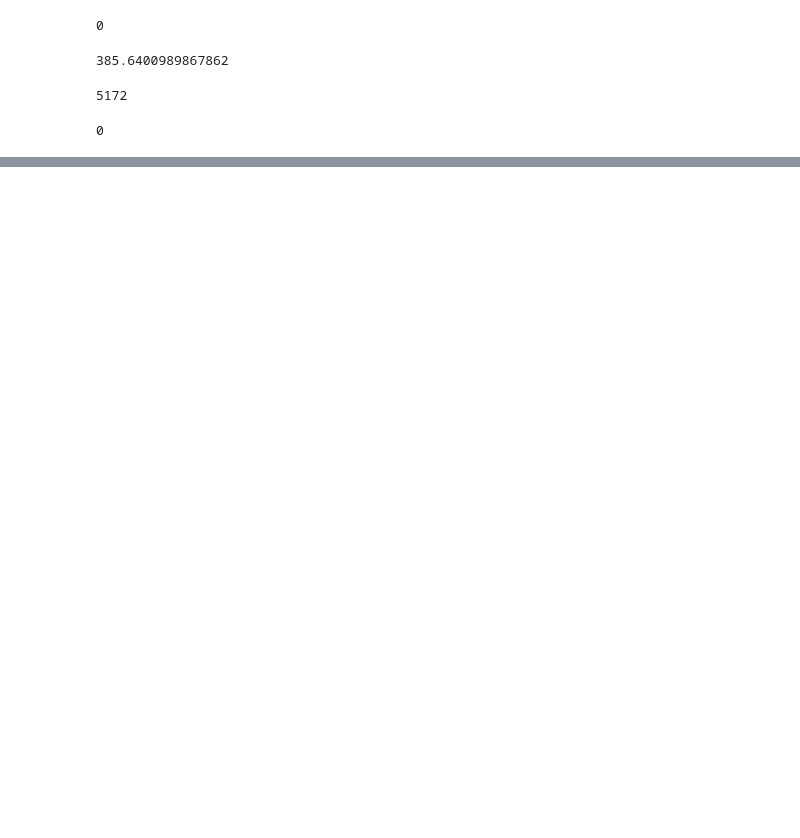
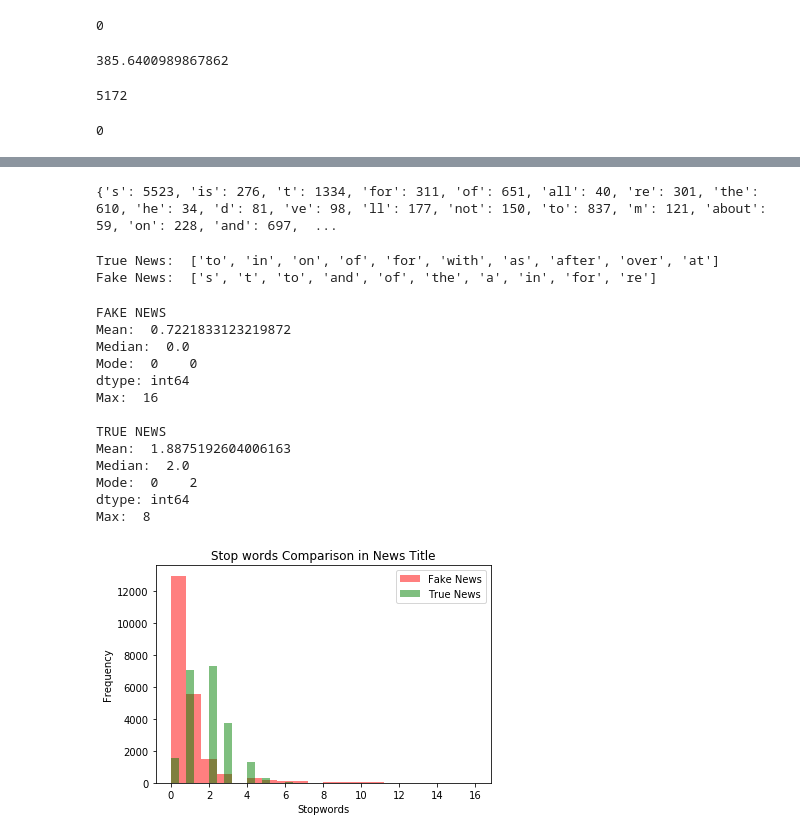
Before and after one commit to goyalavishi/Bi_Team_9, a Jupyter notebook: Avishi/WordCount.ipynb, the cells around one changed output, grey strips where cells are left out. Saved outputs shown, nothing was run; the diff lists cells and outputs as text; code cells hidden in the pictures; blank space fills up the shorter version.

```diff
--- a/Avishi/WordCount.ipynb
+++ b/Avishi/WordCount.ipynb
@@ -244,0 +232,69 @@ for i in df_fake['title']:
+# %%
+stopwords_count=[]
+df_stopwords_fake={}
+for i in df_fake['title']:
+    word_tokens = nltk.word_tokenize(i)
+    stopwords=0;
+
+    for w in word_tokens:
+        if w in stop_words:
+            stopwords+=1;
+
+            if w not in df_stopwords_fake.keys():
+                df_stopwords_fake[w]=1
+            else :
+                df_stopwords_fake[w]+=1
+
+    stopwords_count.append(stopwords);
+
+df_fake['Stopwords']=stopwords_count;
+print(df_stopwords_fake)
+# %% [output]
+{'s': 5523, 'is': 276, 't': 1334, 'for': 311, 'of': 651, 'all': 40, 're': 301, 'the': 610, 'he': 34, 'd': 81, 've': 98, 'll': 177, 'not': 150, 'to': 837, 'm': 121, 'about': 59, 'on': 228, 'and': 697,  ...
+# %%
+import heapq
+most_freq_true = heapq.nlargest(10,df_stopwords_true, key=df_stopwords_true.get)
+most_freq_fake = heapq.nlargest(10,df_stopwords_fake, key=df_stopwords_fake.get)
+print("True News: ",most_freq_true)
+print("Fake News: ",most_freq_fake)
+# %% [output]
+True News:  ['to', 'in', 'on', 'of', 'for', 'with', 'as', 'after', 'over', 'at']
+Fake News:  ['s', 't', 'to', 'and', 'of', 'the', 'a', 'in', 'for', 're']
+# %%
+print("FAKE NEWS")
+print("Mean: ",df_fake['Stopwords'].mean())
+print("Median: ",df_fake['Stopwords'].median())
+print("Mode: ",df_fake['Stopwords'].mode())
+print("Max: ",df_fake['Stopwords'].max())
+print("")
+print("TRUE NEWS")
+print("Mean: ",df_true['Stopwords'].mean())
+print("Median: ",df_true['Stopwords'].median())
+print("Mode: ",df_true['Stopwords'].mode())
+print("Max: ",df_true['Stopwords'].max())
+
+bins = 20
+#fig, ax = plt.subplots(1,2)
+plt.hist(df_fake['Stopwords'], bins, alpha = 0.5, color = 'r',label='Fake News')
+plt.hist(df_true['Stopwords'], bins, alpha = 0.5, color = 'g',label='True News')
+#fig.tight_layout(pad=1.0)
+plt.title('Stop words Comparison in News Title')
+plt.xlabel('Stopwords')
+plt.ylabel('Frequency')
+plt.legend()
+plt.show()
+# %% [output]
+FAKE NEWS
+Mean:  0.7221833123219872
+Median:  0.0
+Mode:  0    0
+dtype: int64
+Max:  16
+
+TRUE NEWS
+Mean:  1.8875192604006163
+Median:  2.0
+Mode:  0    2
+dtype: int64
+Max:  8
+[figure, added]
```
Also changed, not shown: parts of 15 cells of this notebook, 1 other file.
